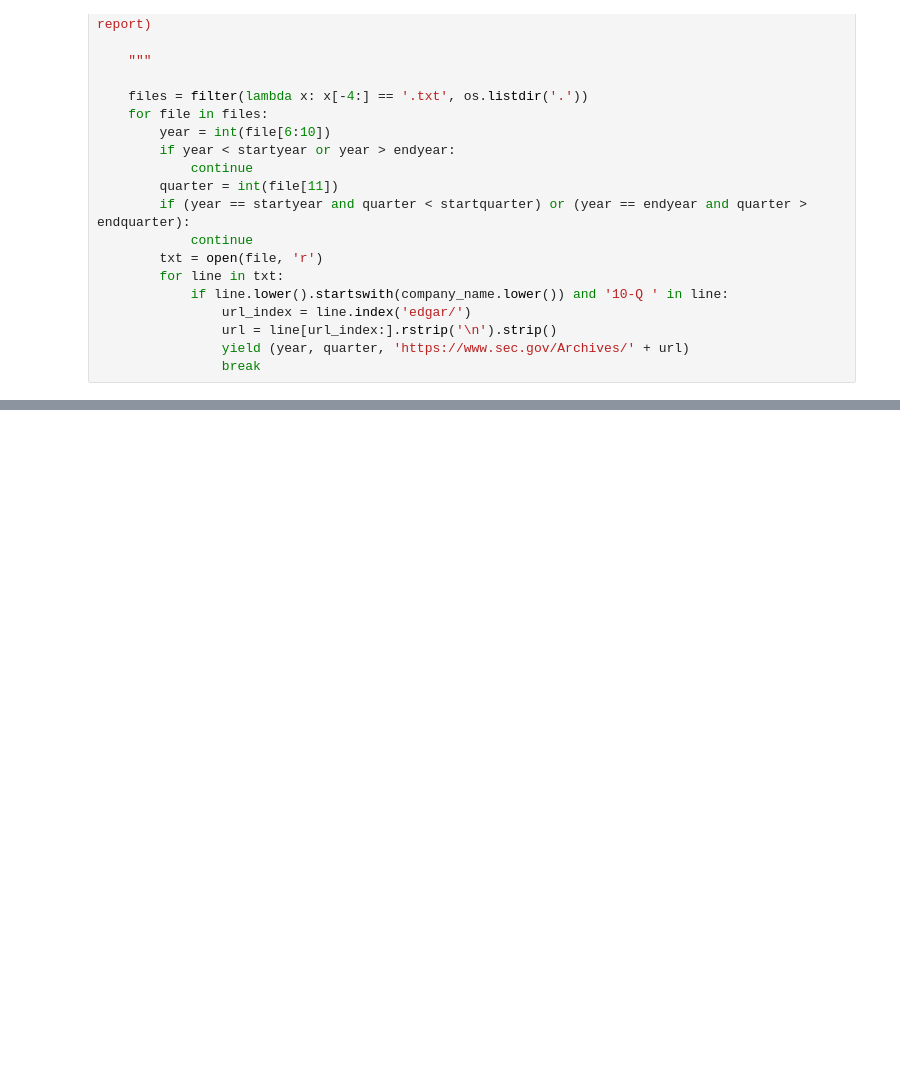
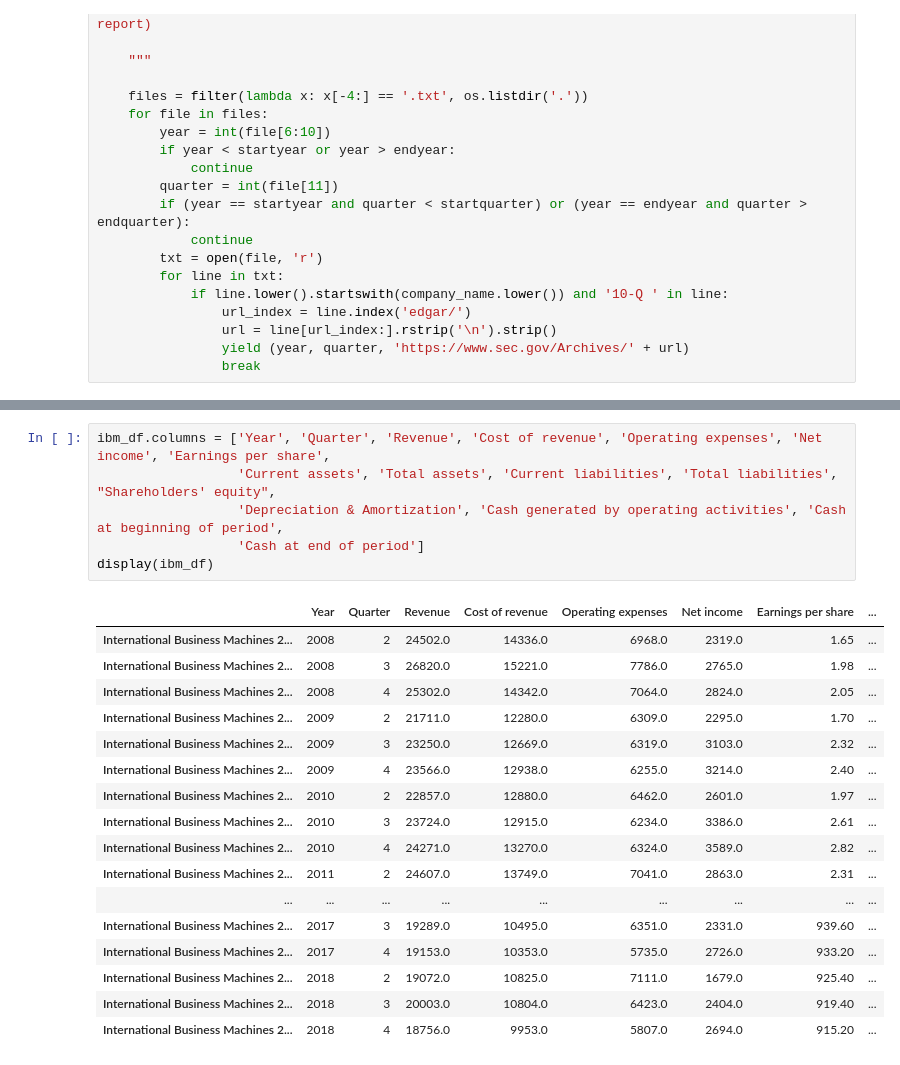
Before and after one commit to caseyhuhu/Capstone-Project, a Jupyter notebook: Data Scraper.ipynb, the cells around one changed output, grey strips where cells are left out. Drawn from its saved outputs; the diff is of its cells as text; blank space fills up the shorter version.

```diff
--- a/Data Scraper.ipynb
+++ b/Data Scraper.ipynb
@@ -313,0 +477,24 @@ def get_apple_data():
+# %%
+ibm_df.columns = ['Year', 'Quarter', 'Revenue', 'Cost of revenue', 'Operating expenses', 'Net income', 'Earnings per share',
+                  'Current assets', 'Total assets', 'Current liabilities', 'Total liabilities', "Shareholders' equity",
+                  'Depreciation & Amortization', 'Cash generated by operating activities', 'Cash at beginning of period',
+                  'Cash at end of period']
+display(ibm_df)
+# %% [output]
+|  | Year | Quarter | Revenue | Cost of revenue | Operating expenses | Net income | Earnings per share | ... |
+| International Business Machines 2... | 2008 | 2 | 24502.0 | 14336.0 | 6968.0 | 2319.0 | 1.65 | ... |
+| International Business Machines 2... | 2008 | 3 | 26820.0 | 15221.0 | 7786.0 | 2765.0 | 1.98 | ... |
+| International Business Machines 2... | 2008 | 4 | 25302.0 | 14342.0 | 7064.0 | 2824.0 | 2.05 | ... |
+| International Business Machines 2... | 2009 | 2 | 21711.0 | 12280.0 | 6309.0 | 2295.0 | 1.70 | ... |
+| International Business Machines 2... | 2009 | 3 | 23250.0 | 12669.0 | 6319.0 | 3103.0 | 2.32 | ... |
+| International Business Machines 2... | 2009 | 4 | 23566.0 | 12938.0 | 6255.0 | 3214.0 | 2.40 | ... |
+| International Business Machines 2... | 2010 | 2 | 22857.0 | 12880.0 | 6462.0 | 2601.0 | 1.97 | ... |
+| International Business Machines 2... | 2010 | 3 | 23724.0 | 12915.0 | 6234.0 | 3386.0 | 2.61 | ... |
+| International Business Machines 2... | 2010 | 4 | 24271.0 | 13270.0 | 6324.0 | 3589.0 | 2.82 | ... |
+| International Business Machines 2... | 2011 | 2 | 24607.0 | 13749.0 | 7041.0 | 2863.0 | 2.31 | ... |
+| ... | ... | ... | ... | ... | ... | ... | ... | ... |
+| International Business Machines 2... | 2017 | 3 | 19289.0 | 10495.0 | 6351.0 | 2331.0 | 939.60 | ... |
+| International Business Machines 2... | 2017 | 4 | 19153.0 | 10353.0 | 5735.0 | 2726.0 | 933.20 | ... |
+| International Business Machines 2... | 2018 | 2 | 19072.0 | 10825.0 | 7111.0 | 1679.0 | 925.40 | ... |
+| International Business Machines 2... | 2018 | 3 | 20003.0 | 10804.0 | 6423.0 | 2404.0 | 919.40 | ... |
+| International Business Machines 2... | 2018 | 4 | 18756.0 | 9953.0 | 5807.0 | 2694.0 | 915.20 | ... |
```
Also changed, not shown: parts of 16 cells of this notebook, 6 other files.
